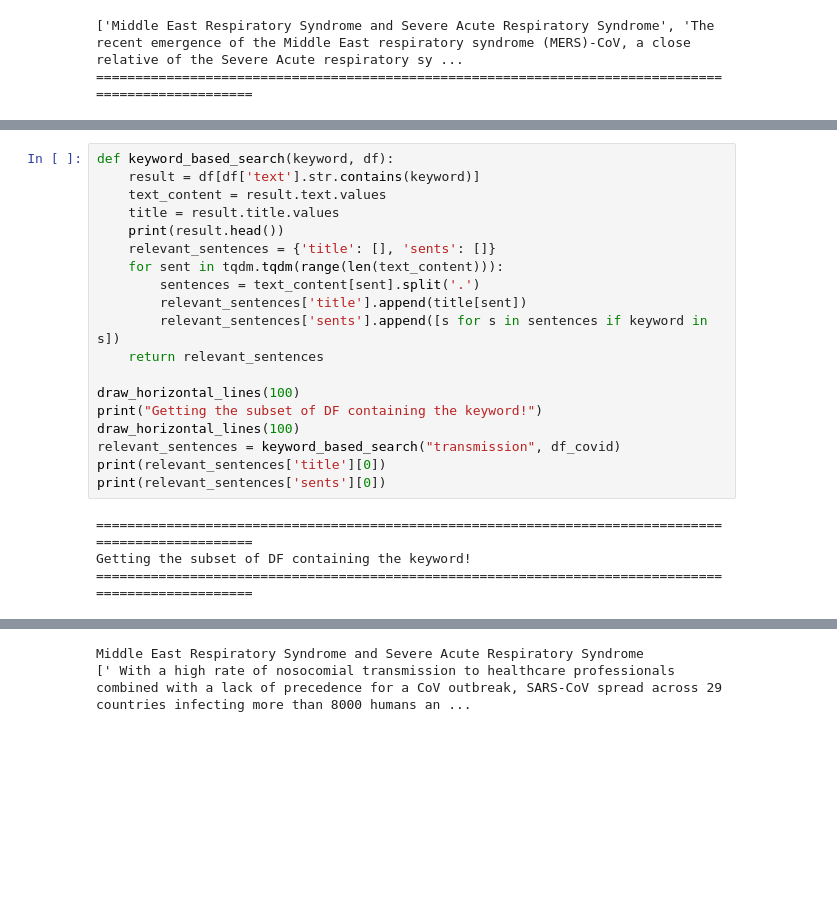
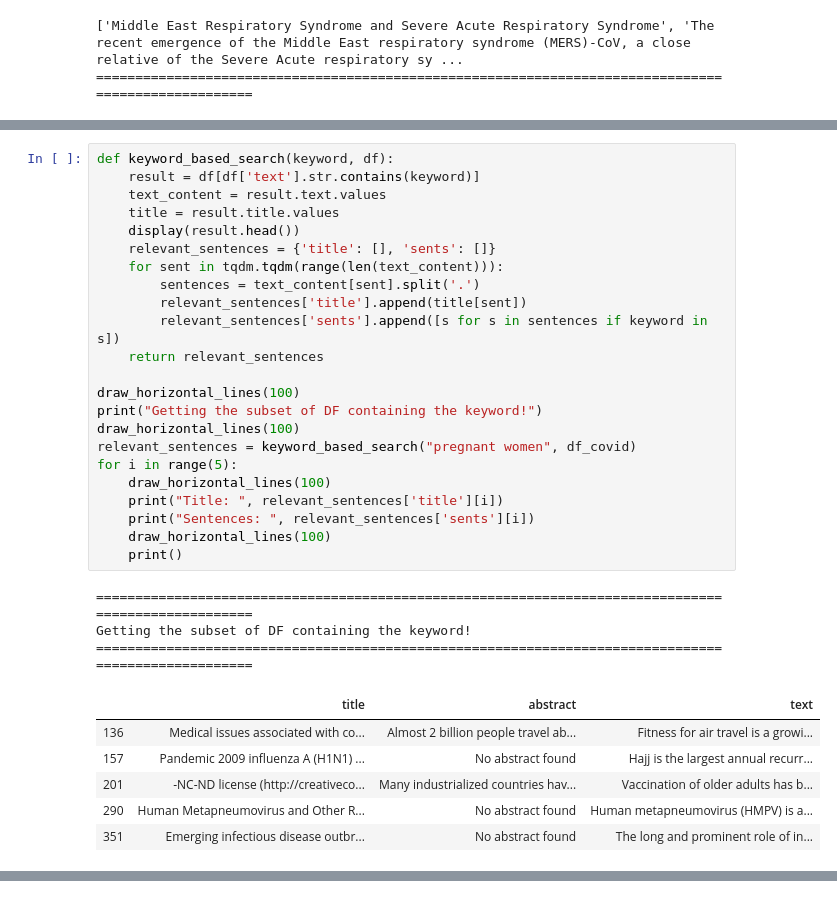
Before and after one commit to kjanjua26/Octofying-COVDI19-Literature, a Jupyter notebook: code/data_explainability/Data_Explainability_Visualizations.ipynb, the cells around one changed output, grey strips where cells are left out. Saved outputs shown, nothing was run; the diff lists cells and outputs as text; blank space fills up the shorter version.

```diff
--- a/code/data_explainability/Data_Explainability_Visualizations.ipynb
+++ b/code/data_explainability/Data_Explainability_Visualizations.ipynb
@@ -121,23 +114,33 @@ Create a dataframe for processing!
 # %%
 def keyword_based_search(keyword, df):
     result = df[df['text'].str.contains(keyword)]
     text_content = result.text.values
     title = result.title.values
-    print(result.head())
+    display(result.head())
     relevant_sentences = {'title': [], 'sents': []}
     for sent in tqdm.tqdm(range(len(text_content))):
         sentences = text_content[sent].split('.')
         relevant_sentences['title'].append(title[sent])
         relevant_sentences['sents'].append([s for s in sentences if keyword in s])
     return relevant_sentences
 
 draw_horizontal_lines(100)
 print("Getting the subset of DF containing the keyword!")
 draw_horizontal_lines(100)
-relevant_sentences = keyword_based_search("transmission", df_covid)
-print(relevant_sentences['title'][0])
-print(relevant_sentences['sents'][0])
+relevant_sentences = keyword_based_search("pregnant women", df_covid)
+for i in range(5):
+    draw_horizontal_lines(100)
+    print("Title: ", relevant_sentences['title'][i])
+    print("Sentences: ", relevant_sentences['sents'][i])
+    draw_horizontal_lines(100)
+    print()
 # %% [output]
 ====================================================================================================
 Getting the subset of DF containing the keyword!
 ====================================================================================================
+|  | title | abstract | text |
+| 136 | Medical issues associated with co... | Almost 2 billion people travel ab... | Fitness for air travel is a growi... |
+| 157 | Pandemic 2009 influenza A (H1N1) ... | No abstract found | Hajj is the largest annual recurr... |
+| 201 | -NC-ND license (http://creativeco... | Many industrialized countries hav... | Vaccination of older adults has b... |
+| 290 | Human Metapneumovirus and Other R... | No abstract found | Human metapneumovirus (HMPV) is a... |
+| 351 | Emerging infectious disease outbr... | No abstract found | The long and prominent role of in... |
@@ -164,2 +163,0 @@ Getting the subset of DF containing the keyword!
-Middle East Respiratory Syndrome and Severe Acute Respiratory Syndrome
-[' With a high rate of nosocomial transmission to healthcare professionals combined with a lack of precedence for a CoV outbreak, SARS-CoV spread across 29 countries infecting more than 8000 humans an ...
```
Also changed, not shown: parts of 3 cells of this notebook.
